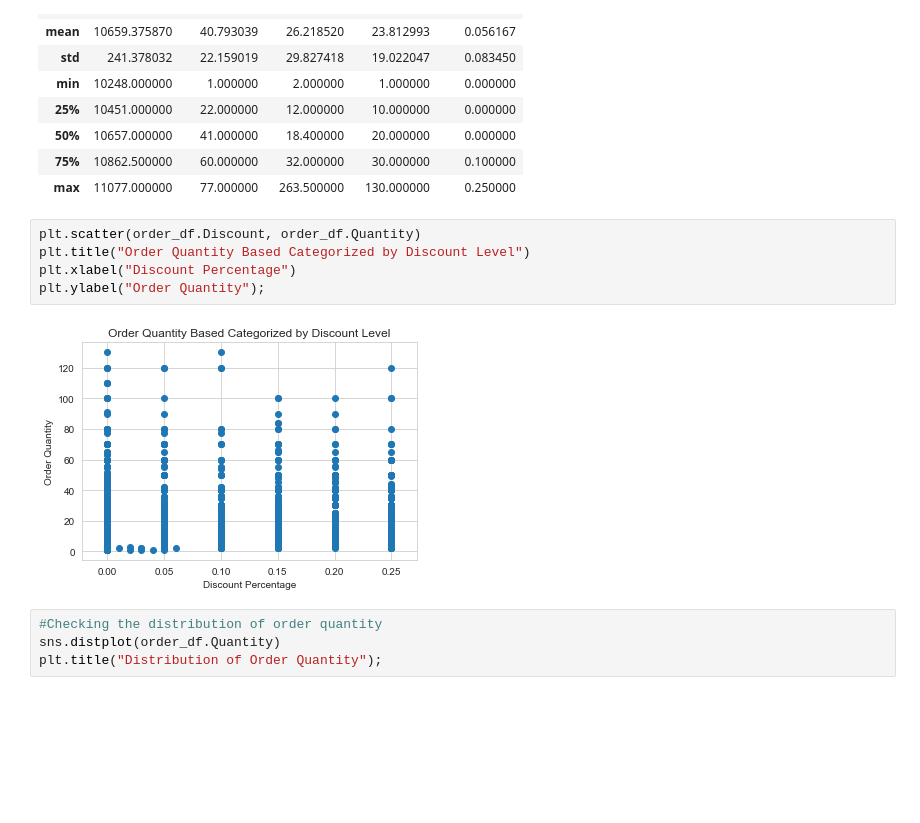
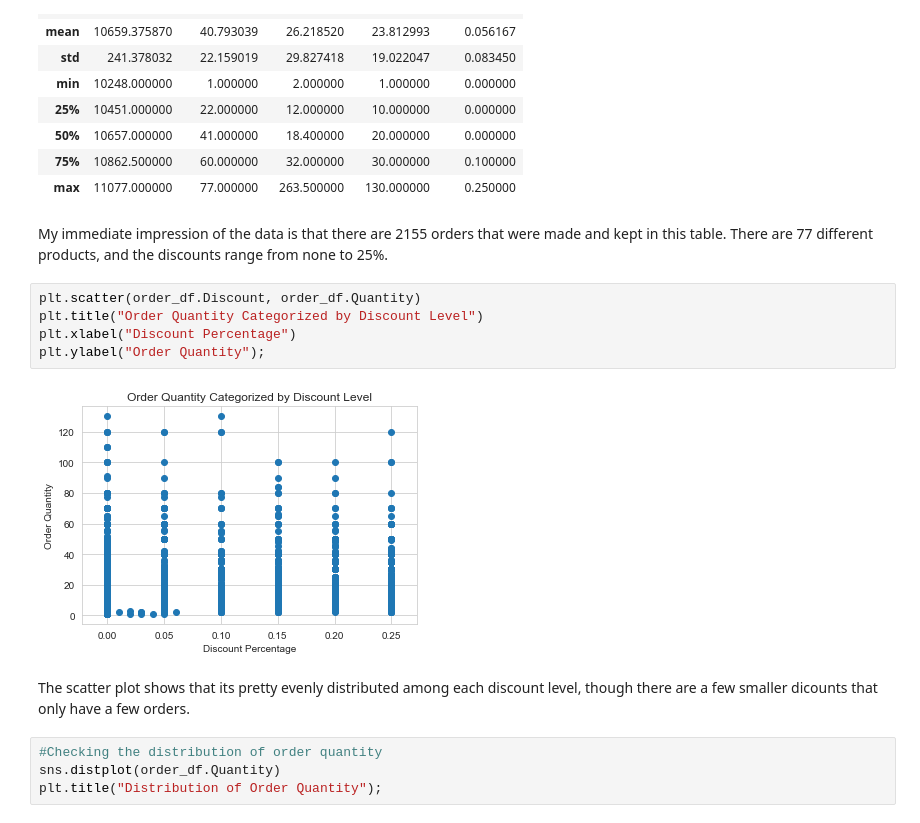
Before and after one commit to akelly66/Flatiron-School, a Jupyter notebook: Mod03/Mod03-Final-Project/Mod03 Final Project.ipynb, the cells around one changed output. Saved outputs shown, nothing was run; the diff lists cells and outputs as text; blank space fills up the shorter version.

```diff
--- a/Mod03/Mod03-Final-Project/Mod03 Final Project.ipynb
+++ b/Mod03/Mod03-Final-Project/Mod03 Final Project.ipynb
@@ -76,13 +76,17 @@ order_df.describe()
 | 50% | 10657.000000 | 41.000000 | 18.400000 | 20.000000 | 0.000000 |
 | 75% | 10862.500000 | 60.000000 | 32.000000 | 30.000000 | 0.100000 |
 | max | 11077.000000 | 77.000000 | 263.500000 | 130.000000 | 0.250000 |
+# %% [markdown]
+My immediate impression of the data is that there are 2155 orders that were made and kept in this table. There are 77 different products, and the discounts range from none to 25%.
 # %%
 plt.scatter(order_df.Discount, order_df.Quantity)
-plt.title("Order Quantity Based Categorized by Discount Level")
+plt.title("Order Quantity Categorized by Discount Level")
 plt.xlabel("Discount Percentage")
 plt.ylabel("Order Quantity");
 # %% [output]
-[figure, old version]
+[figure, new version]
+# %% [markdown]
+The scatter plot shows that its pretty evenly distributed among each discount level, though there are a few smaller dicounts that only have a few orders.
 # %%
 #Checking the distribution of order quantity
 sns.distplot(order_df.Quantity)
```
Also changed, not shown: parts of 21 cells of this notebook.
